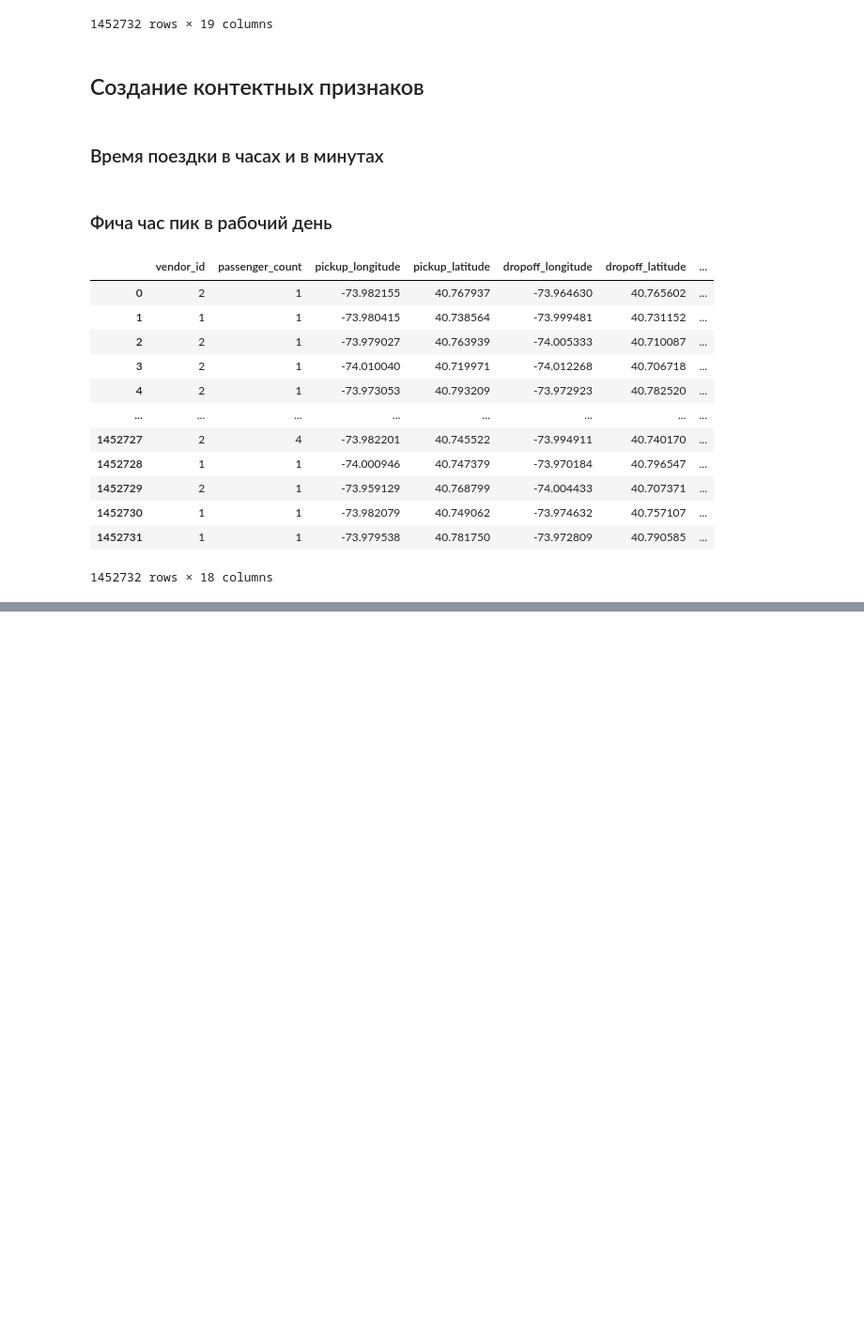
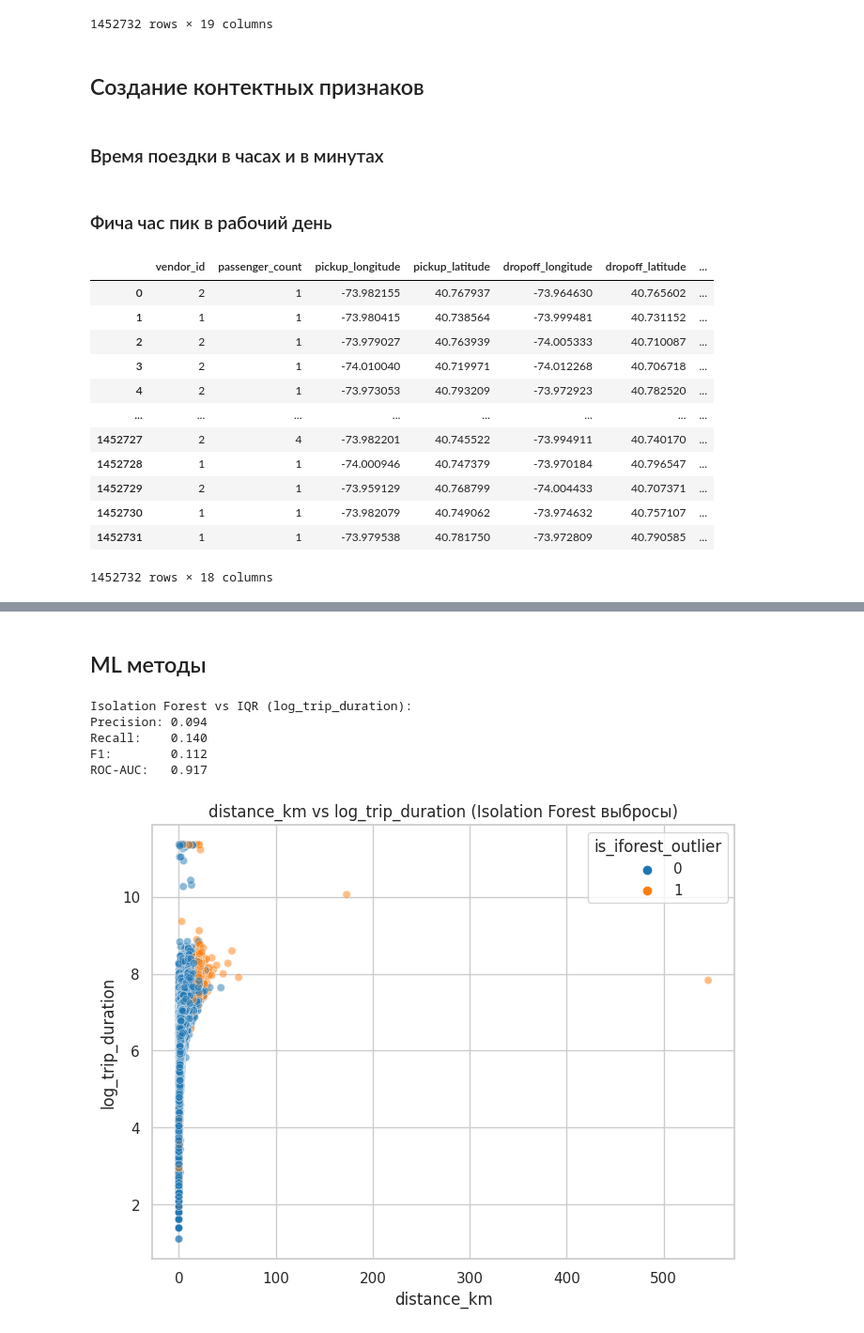
Before and after one commit to Katachy74/ML_Project, a Jupyter notebook: cu-project.ipynb, the cells around one changed output, grey strips where cells are left out. Shown: that part at 94% size. Drawn from its saved outputs; the diff is of its cells as text; code cells hidden in the pictures; blank space fills up the shorter version.

```diff
--- a/cu-project.ipynb
+++ b/cu-project.ipynb
@@ -586,0 +720,62 @@ result_df
+# %% [markdown]
+## ML методы
+# %%
+from sklearn.ensemble import IsolationForest
+from sklearn.metrics import precision_score, recall_score, f1_score, roc_auc_score
+
+features_if = [
+    "log_trip_duration",
+    "distance_km",
+    "passenger_count",
+    "pickup_day_of_week",
+    "pickup_month",
+]
+
+X_if = train[features_if].values
+
+y_anom_base = train["is_iqr_outlier_log_trip_duration"].values
+
+
+clf_if = IsolationForest(
+    n_estimators=100,
+    contamination=0.02,
+    random_state=42,
+    n_jobs=-1,
+)
+clf_if.fit(X_if)
+
+if_labels = clf_if.predict(X_if)
+if_scores = -clf_if.decision_function(X_if)
+
+train["is_iforest_outlier"] = (if_labels == -1).astype(int)
+train["iforest_score"] = if_scores
+
+precision = precision_score(y_anom_base, train["is_iforest_outlier"])
+recall = recall_score(y_anom_base, train["is_iforest_outlier"])
+f1 = f1_score(y_anom_base, train["is_iforest_outlier"])
+roc = roc_auc_score(y_anom_base, train["iforest_score"])
+
+print(f"Isolation Forest vs IQR (log_trip_duration):")
+print(f"Precision: {precision:.3f}")
+print(f"Recall:    {recall:.3f}")
+print(f"F1:        {f1:.3f}")
+print(f"ROC-AUC:   {roc:.3f}")
+
+plt.figure(figsize=(8, 6))
+sns.scatterplot(
+    data=train.sample(50000, random_state=42),
+    x="distance_km",
+    y="log_trip_duration",
+    hue="is_iforest_outlier",
+    palette={0: "tab:blue", 1: "tab:orange"},
+    alpha=0.5,
+)
+plt.title("distance_km vs log_trip_duration (Isolation Forest выбросы)")
+plt.show()
+# %% [output]
+Isolation Forest vs IQR (log_trip_duration):
+Precision: 0.094
+Recall:    0.140
+F1:        0.112
+ROC-AUC:   0.917
+[figure, added]
```
Also changed, not shown: parts of 15 cells of this notebook.
